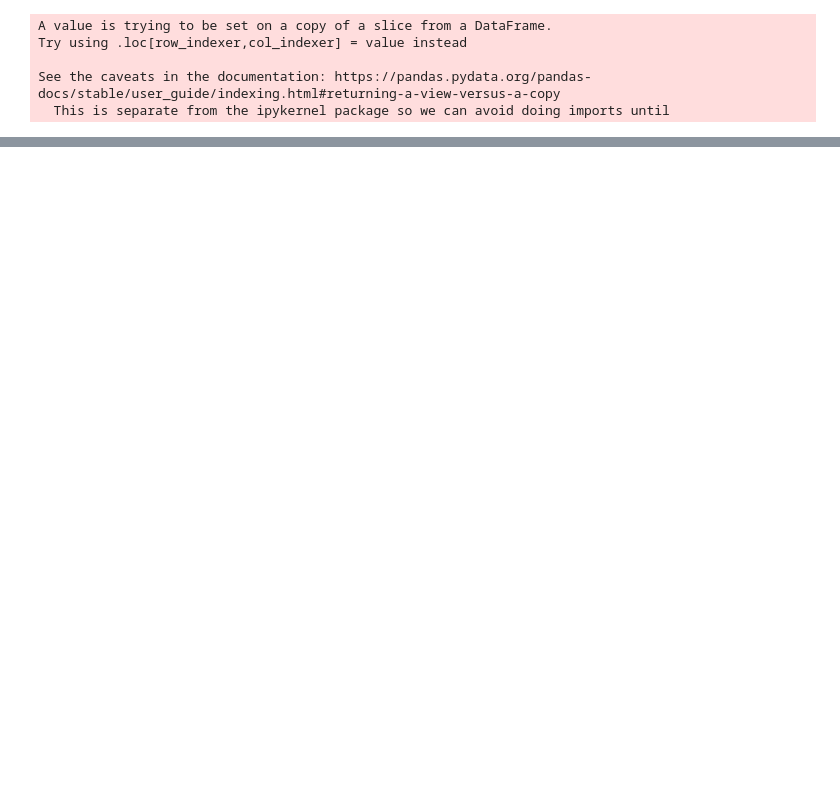
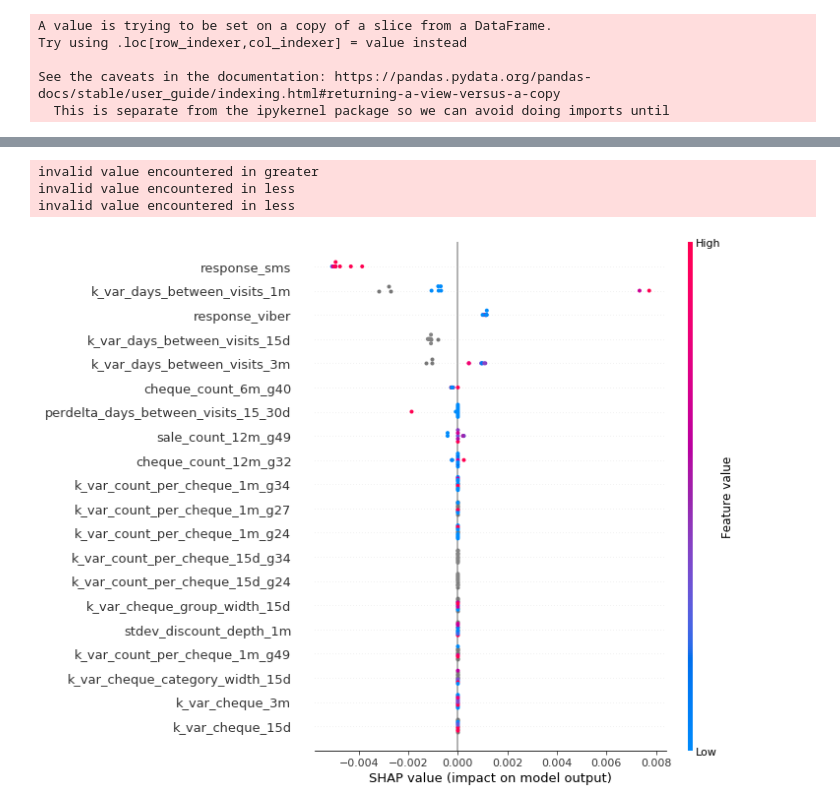
Before and after one commit to DKozl50/pluh_sms, a Jupyter notebook: experiments/f00k_models.ipynb, the cells around one changed output, grey strips where cells are left out. Cells and saved outputs as stored; diff of their text form; code cells hidden in the pictures; blank space fills up the shorter version.

```diff
--- a/experiments/f00k_models.ipynb
+++ b/experiments/f00k_models.ipynb
@@ -322,0 +362,9 @@ dtype: float32
+# %%
+params = {'n_estimators': 1, 'eval_metric': ['merror', 'mlogloss'], 'verbose': True, 'n_jobs': -1}
+model = IndianModel(params)
+
+data = data_backup.copy()
+data['gender'].replace({'Ж': 0, 'М': 1, 'Не определен': np.NaN}, inplace=True)
+
+res = validate_on_holdout(data, model, verbose=True)
+res[0]
@@ -322,0 +388,4 @@ dtype: float32
+# %%
+model = res[1]
+# %%
+test = res[-1].drop(['group', 'response_att', 'uplift'], axis=1)
@@ -322,0 +396,13 @@ dtype: float32
+# %%
+import shap
+# load JS visualization code to notebook
+shap.initjs()
+
+
+# explain the model's predictions using SHAP
+# (same syntax works for LightGBM, CatBoost, scikit-learn and spark models)
+explainer = shap.KernelExplainer(model.predict, test[:100].values)
+shap_values = explainer.shap_values(test[:10].values)
+
+# visualize the first prediction's explanation (use matplotlib=True to avoid Javascript)
+#shap.force_plot(explainer.expected_value, shap_values[0,:], X.iloc[0,:])
@@ -322,0 +445,7 @@ dtype: float32
+# %%
+shap.summary_plot(shap_values, test[:10])
+# %% [output]
+invalid value encountered in greater
+invalid value encountered in less
+invalid value encountered in less
+[figure, added]
```
Also changed, not shown: parts of 23 cells of this notebook, 3 other files.
